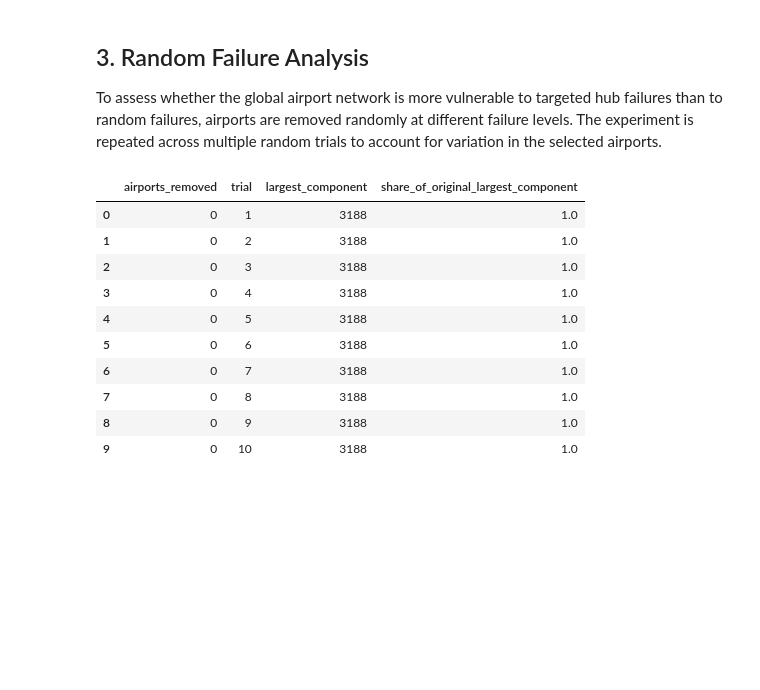
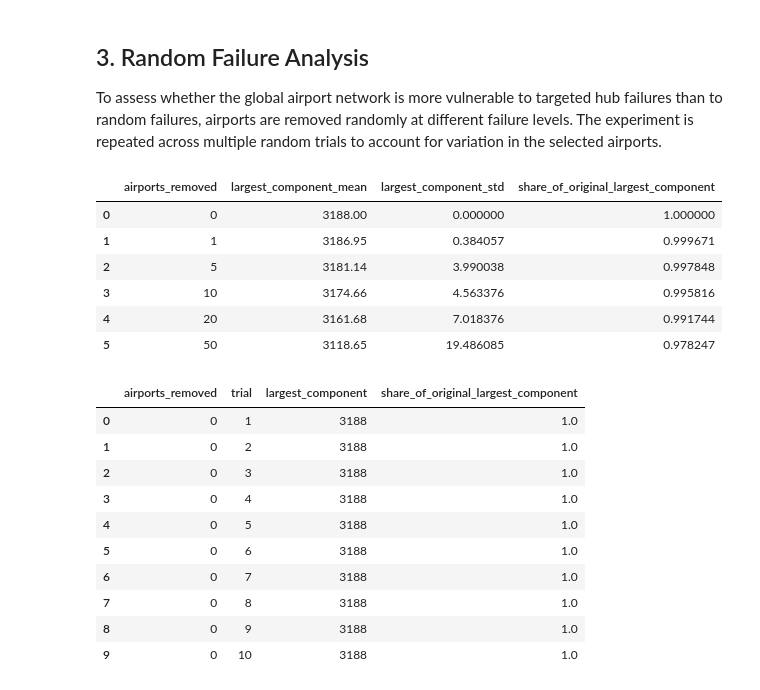
Before and after one commit to Himanshi2701/Global-Airport-Network-Analysis, a Jupyter notebook: Notebooks/06_Communities_and_Resilience.ipynb, the cells around one changed output. Saved outputs shown, nothing was run; the diff lists cells and outputs as text; code cells hidden in the pictures; blank space fills up the shorter version.

```diff
--- a/Notebooks/06_Communities_and_Resilience.ipynb
+++ b/Notebooks/06_Communities_and_Resilience.ipynb
@@ -86,6 +111,70 @@ community_summary.head(15).reset_index(drop=True)
 ## 3. Random Failure Analysis
 
 To assess whether the global airport network is more vulnerable to targeted hub failures than to random failures, airports are removed randomly at different failure levels. The experiment is repeated across multiple random trials to account for variation in the selected airports.
+# %%
+import numpy as np
+import random
+
+random_levels = [0, 1, 5, 10, 20, 50]
+
+random_results = []
+
+for removed in random_levels:
+
+    largest_components = []
+
+    for _ in range(100):
+
+        G_temp = undirected_G.copy()
+
+        if removed > 0:
+            removed_nodes = random.sample(
+                list(G_temp.nodes()),
+                removed
+            )
+
+            G_temp.remove_nodes_from(removed_nodes)
+
+        if G_temp.number_of_nodes() > 0:
+
+            largest = len(
+                max(
+                    nx.connected_components(G_temp),
+                    key=len
+                )
+            )
+
+        else:
+            largest = 0
+
+        largest_components.append(largest)
+
+    random_results.append({
+
+        "airports_removed": removed,
+
+        "largest_component_mean":
+            np.mean(largest_components),
+
+        "largest_component_std":
+            np.std(largest_components),
+
+        "share_of_original_largest_component":
+            np.mean(largest_components)/baseline_size
+
+    })
+
+random_resilience = pd.DataFrame(random_results)
+
+random_resilience
+# %% [output]
+|  | airports_removed | largest_component_mean | largest_component_std | share_of_original_largest_component |
+| 0 | 0 | 3188.00 | 0.000000 | 1.000000 |
+| 1 | 1 | 3186.95 | 0.384057 | 0.999671 |
+| 2 | 5 | 3181.14 | 3.990038 | 0.997848 |
+| 3 | 10 | 3174.66 | 4.563376 | 0.995816 |
+| 4 | 20 | 3161.68 | 7.018376 | 0.991744 |
+| 5 | 50 | 3118.65 | 19.486085 | 0.978247 |
 # %%
 import random
 random.seed(42)
```
Also changed, not shown: parts of 14 cells of this notebook, 11 other files.
